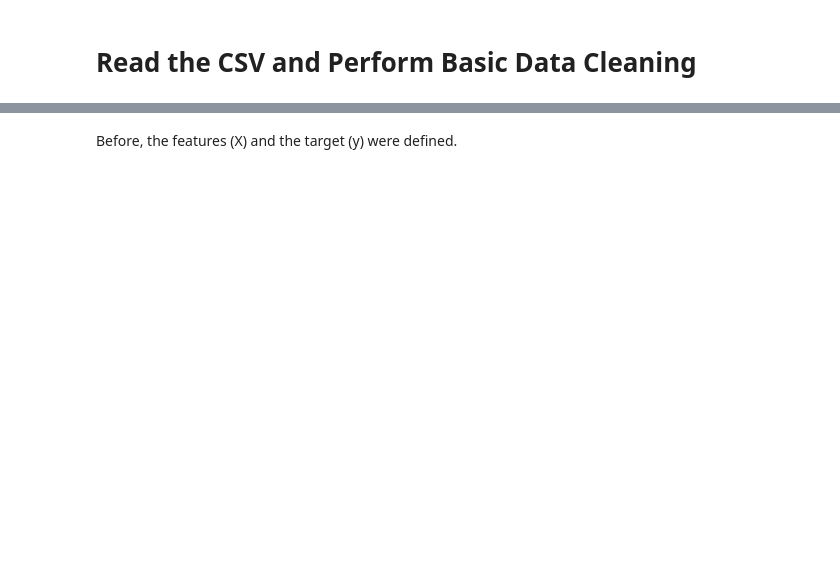
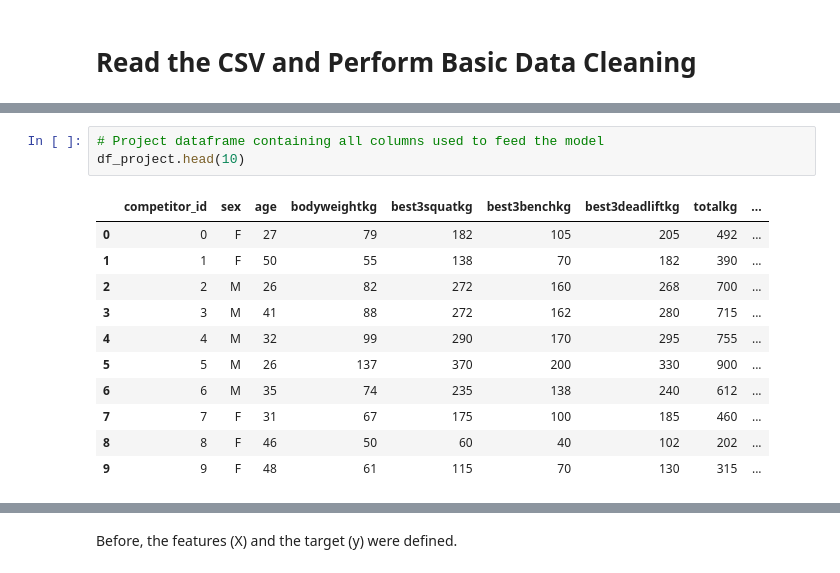
Before and after one commit to bryhnguyen/Future_Of_Powerlifting_Analysis, a Jupyter notebook: Machine_Learning_Model/Project_simple_ML_model.ipynb, the cells around one changed output, grey strips where cells are left out. Cells and saved outputs as stored; diff of their text form; blank space fills up the shorter version.

Commit message:
Updating README and model notebook

```diff
--- a/Machine_Learning_Model/Project_simple_ML_model.ipynb
+++ b/Machine_Learning_Model/Project_simple_ML_model.ipynb
@@ -117,0 +89,15 @@ df
+# %%
+# Project dataframe containing all columns used to feed the model
+df_project.head(10)
+# %% [output]
+|  | competitor_id | sex | age | bodyweightkg | best3squatkg | best3benchkg | best3deadliftkg | totalkg | ... |
+| 0 | 0 | F | 27 | 79 | 182 | 105 | 205 | 492 | ... |
+| 1 | 1 | F | 50 | 55 | 138 | 70 | 182 | 390 | ... |
+| 2 | 2 | M | 26 | 82 | 272 | 160 | 268 | 700 | ... |
+| 3 | 3 | M | 41 | 88 | 272 | 162 | 280 | 715 | ... |
+| 4 | 4 | M | 32 | 99 | 290 | 170 | 295 | 755 | ... |
+| 5 | 5 | M | 26 | 137 | 370 | 200 | 330 | 900 | ... |
+| 6 | 6 | M | 35 | 74 | 235 | 138 | 240 | 612 | ... |
+| 7 | 7 | F | 31 | 67 | 175 | 100 | 185 | 460 | ... |
+| 8 | 8 | F | 46 | 50 | 60 | 40 | 102 | 202 | ... |
+| 9 | 9 | F | 48 | 61 | 115 | 70 | 130 | 315 | ... |
```
Also changed, not shown: parts of 28 cells of this notebook, 6 other files.
